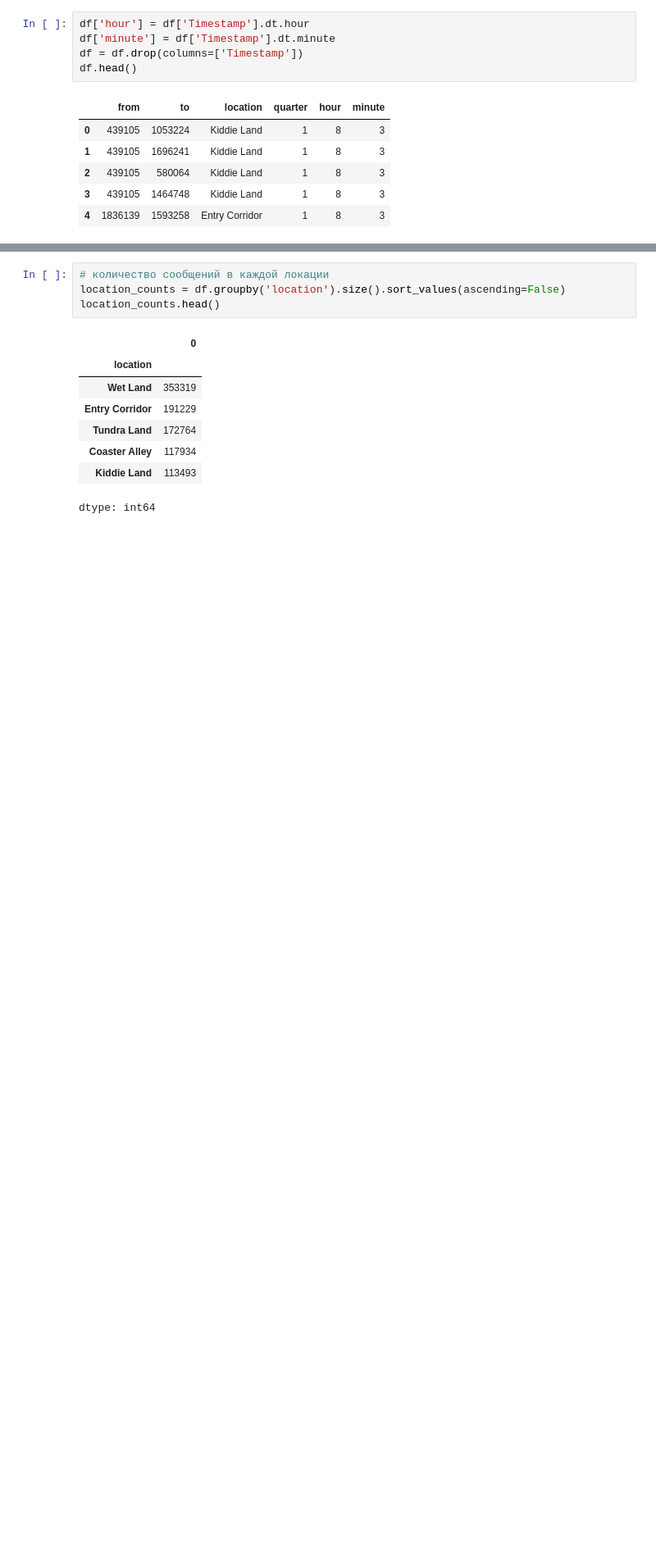
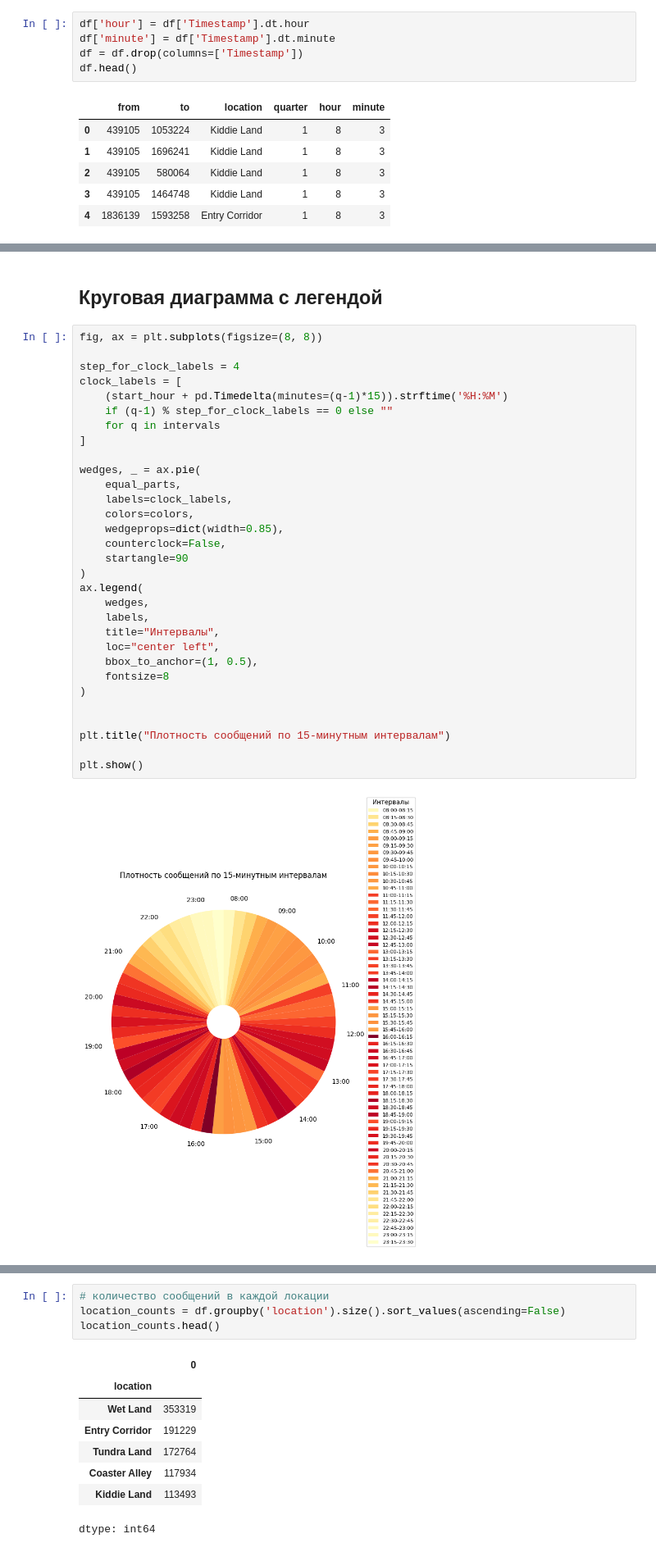
Before and after one commit to ekttd/VAST-Challenge, a Jupyter notebook: VAST_Challenge.ipynb, the cells around one changed output, grey strips where cells are left out. Shown at 82% size. Cells and saved outputs as stored; diff of their text form; blank space fills up the shorter version.

```diff
--- a/VAST_Challenge.ipynb
+++ b/VAST_Challenge.ipynb
@@ -113,0 +102,35 @@ plt.show()
+# %% [markdown]
+## Круговая диаграмма с легендой
+# %%
+fig, ax = plt.subplots(figsize=(8, 8))
+
+step_for_clock_labels = 4
+clock_labels = [
+    (start_hour + pd.Timedelta(minutes=(q-1)*15)).strftime('%H:%M')
+    if (q-1) % step_for_clock_labels == 0 else ""
+    for q in intervals
+]
+
+wedges, _ = ax.pie(
+    equal_parts,
+    labels=clock_labels,
+    colors=colors,
+    wedgeprops=dict(width=0.85),
+    counterclock=False,
+    startangle=90
+)
+ax.legend(
+    wedges,
+    labels,
+    title="Интервалы",
+    loc="center left",
+    bbox_to_anchor=(1, 0.5),
+    fontsize=8
+)
+
+
+plt.title("Плотность сообщений по 15-минутным интервалам")
+
+plt.show()
+# %% [output]
+[figure, added]
```
Also changed, not shown: parts of 7 cells of this notebook.
